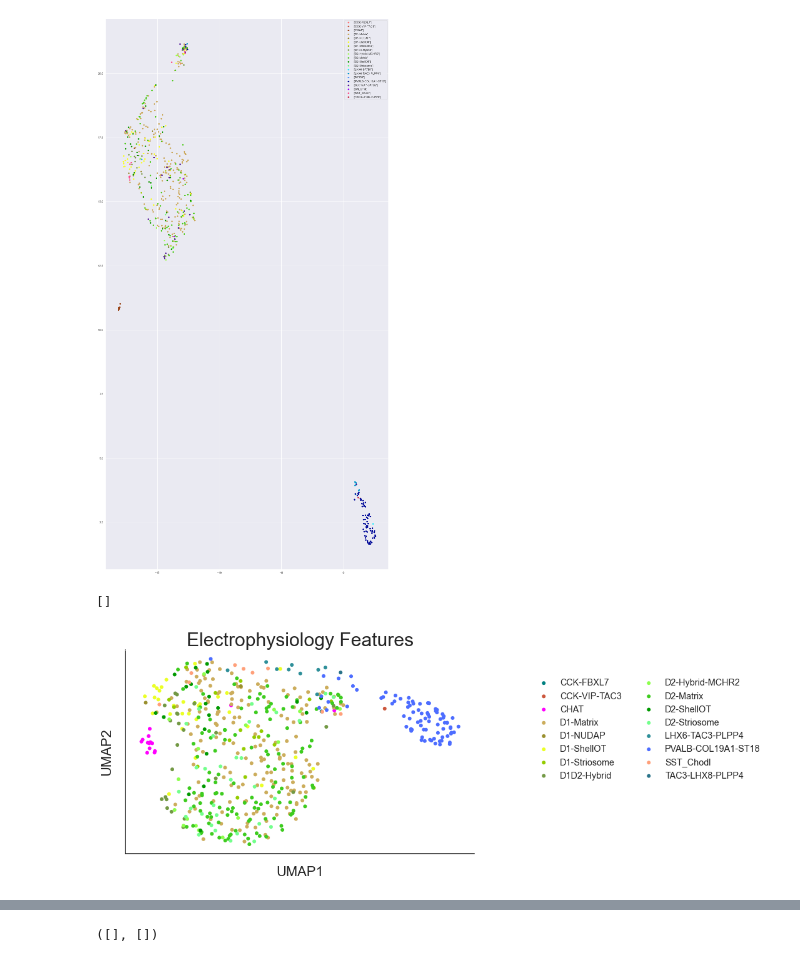
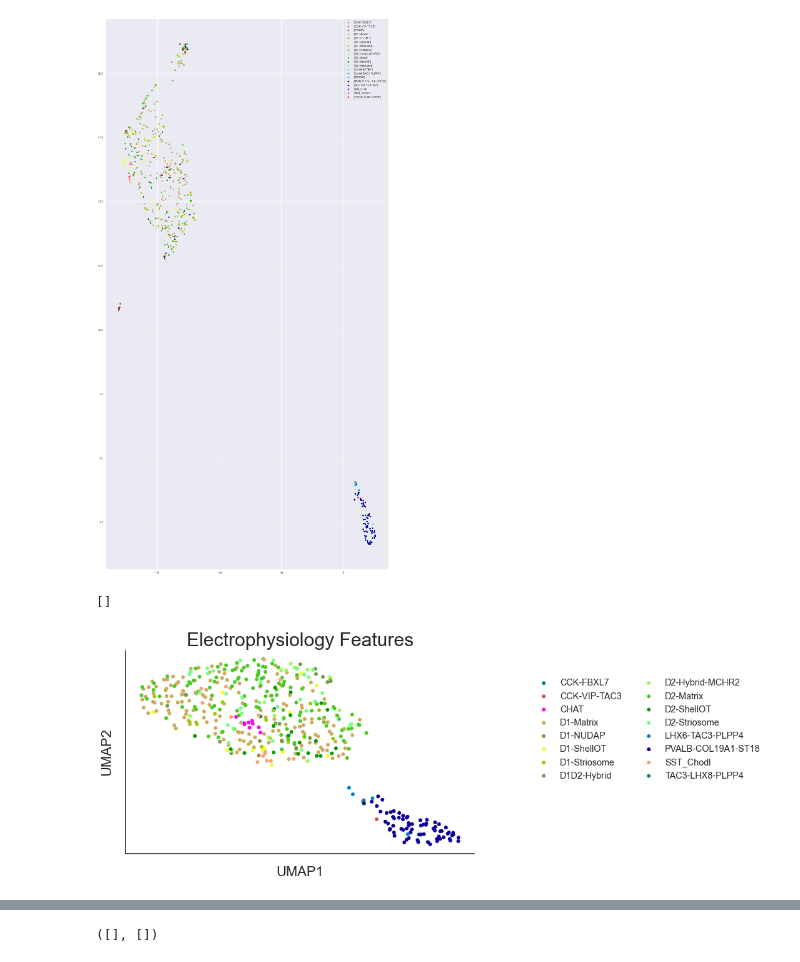
Before and after one commit to xpliu16/celltypes, a Jupyter notebook: NHP_BG_anal/Clean_analysis_ML_BG.ipynb, the cells around one changed output, grey strips where cells are left out. Drawn from its saved outputs; the diff is of its cells as text; code cells hidden in the pictures.

```diff
--- a/NHP_BG_anal/Clean_analysis_ML_BG.ipynb
+++ b/NHP_BG_anal/Clean_analysis_ML_BG.ipynb
@@ -54,7 +54,7 @@ df_ephys['recording_date_qc'].sort_values()
 2077    2024-04-25 19:02:53
 Name: recording_date_qc, Length: 2341, dtype: object
 # %%
-df_id = pd.read_csv("custom_report_20240429.csv")
+df_id = pd.read_csv("custom_report_20240610.csv")
 # %%
 print('Cultured: ', sum(df_id['project ']=='qIVSCC-METc'))
 print('Acute: ', sum(df_id['project ']=='qIVSCC-METa'))
@@ -175,7 +156,7 @@ main_subclasses = ['D1-Matrix', 'D2-Matrix', 'D1-Striosome', 'D2-Striosome', 'D1
                    'D1D2-Hybrid', 'D2-Hybrid-MCHR2', 'D1-NUDAP',
                    'SST_Chodl', 'PVALB-COL19A1-ST18', 'CHAT', 'LHX6-TAC3-PLPP4', 'TAC3-LHX8-PLPP4',
                    'CCK-VIP-TAC3', 'CCK-FBXL7']
-df3_filt_sub = df3_filt[[sc in main_subclasses for sc in df3_filt['level3.subclass_Corr_label']]]   # CHANGE BACK TO TREE
+df3_filt_sub = df3_filt[[sc in main_subclasses for sc in df3_filt['Subclass_Corr_label']]]   # CHANGE BACK TO TREE
 df3_filt_sub.reset_index(inplace=True, drop=True)   # Important to reset index for subsequent steps
 df3_filt_sub
 # %% [output]
@@ -473,7 +466,7 @@ from sklearn.preprocessing import StandardScaler, RobustScaler
 scaler = StandardScaler().fit(X_imputed)
 X_std = scaler.transform(X_imputed)
 
-y_orig = df3_filt_sub['level3.subclass_Corr_label']   # CHANGE BACK TO TREE
+y_orig = df3_filt_sub['Subclass_Corr_label']   # CHANGE BACK TO TREE
 
 mean_vec = np.mean(X_std, axis=0)
 mean_vec    # Check it's zeroed
@@ -509,7 +519,8 @@ df_ephys_trim['MS'][(y_orig =='D1-Matrix') | (y_orig == 'D2-Matrix')] = 'Matrix'
 df_ephys_trim['MS'][(y_orig =='D1-Striosome') | (y_orig == 'D2-Striosome')] = 'Striosome'
 
 df_ephys_trim_ms = df_ephys_trim[df_ephys_trim['D1orD2MS']  != 'Neither']
-df_ephys_trim_ms = df_ephys_trim_ms.iloc[:,feat_start_ind-1:(feat_end_nochirp_ind+3)]
+#df_ephys_trim_ms = df_ephys_trim_ms.iloc[:,feat_start_ind:(feat_end_nochirp_ind+3)]
+df_ephys_trim_ms = df_ephys_trim_ms.iloc[:,feat_start_ind:(feat_end_ind+3)]
 #inds = df_ephys_sub['D1orD2MS']  != 'Neither'
 #y = X_std[inds]
 #x1 = df_ephys_sub['D1orD2MS'][inds]
@@ -519,7 +530,8 @@ np2_vec_MS = np.empty([2, df_ephys_trim.shape[1]-4])
 np2_vec_D12 = np.empty([2, df_ephys_trim.shape[1]-4])
 
 i = 0
-for feat in df_ephys_trim_ms.columns[:feat_end_nochirp_ind-feat_start_ind]:
+#for feat in df_ephys_trim_ms.columns[:feat_end_nochirp_ind-feat_start_ind]:
+for feat in df_ephys_trim_ms.columns[:feat_end_ind-feat_start_ind]:
     print(feat)
     if feat != 'sag_tau':
         aov = pg.anova(dv=feat, between=["MS","D1orD2MS"], data=df_ephys_trim_ms,
@@ -541,7 +553,8 @@ np2_vec_MS[1,:] = pval_corr
 rejects, pval_corr = pg.multicomp(np2_vec_D12[1,:], method='fdr_bh')
 np2_vec_D12[1,:] = pval_corr
 
-data_tuples = list(zip(df_ephys_trim_ms.columns[:feat_end_nochirp_ind-feat_start_ind-1],np2_vec_MS[0,:],np2_vec_MS[1,:]))
+#data_tuples = list(zip(df_ephys_trim_ms.columns[:feat_end_nochirp_ind-feat_start_ind-1],np2_vec_MS[0,:],np2_vec_MS[1,:]))
+data_tuples = list(zip(df_ephys_trim_ms.columns[:feat_end_ind-feat_start_ind-1],np2_vec_MS[0,:],np2_vec_MS[1,:]))
 df_MS = pd.DataFrame(data_tuples)
 df_MS.columns = ['Feature', 'Partial_eta_squared', 'p-value']
 
@@ -550,12 +563,13 @@ df_MS = df_MS.sort_values(by='p-value', ascending=True)
 #df_I.columns = df_ephys_sub_I.columns[2:]
 
 min_ind = np.min(np.where(df_MS['p-value']<0.05))
-print(min_ind)
 print(df_MS)
 
-data_tuples = list(zip(df_ephys_trim_ms.columns[:feat_end_nochirp_ind-feat_start_ind-1],np2_vec_D12[0,:],np2_vec_D12[1,:]))
+#data_tuples = list(zip(df_ephys_trim_ms.columns[:feat_end_nochirp_ind-feat_start_ind-1],np2_vec_D12[0,:],np2_vec_D12[1,:]))
+data_tuples = list(zip(df_ephys_trim_ms.columns[:feat_end_ind-feat_start_ind-1],np2_vec_D12[0,:],np2_vec_D12[1,:]))
 df_D12 = pd.DataFrame(data_tuples)
 df_D12.columns = ['Feature', 'Partial_eta_squared', 'p-value']
+print(df_D12)
 
 #df_D12 = df_D12.sort_values(by='Partial_eta_squared', ascending=False)
 df_D12 = df_D12.sort_values(by='p-value', ascending=True)
@@ -1801,60 +1837,66 @@ plt.legend()
 <matplotlib.legend.Legend at 0x...>
 [figure]
 # %%
-# Without chirp features
+# Without chirp features, with imputation only if no more than 20 features are missing - else you get rainbow junky cell cluster from over imputation
 
 # Modify confusing colors
 
 import umap
 
-df_ephys_trans.loc[df_ephys_trans['level3.subclass_Corr_label']=='CHAT','level3.subclass_Corr_color'] = '#FF00FF'
+#df_ephys_trans_orig = df_ephys_trans
+
+df_ephys_trans.loc[df_ephys_trans['Subclass_Corr_label']=='CHAT','Subclass_Corr_color'] = '#FF00FF'
 #df_ephys_trans.loc[df_ephys_trans['level3.subclass_Corr_label']=='CHAT','level3.subclass_Corr_color'] = 'r'
 
-df_ephys_trans.loc[df_ephys_trans['level3.subclass_Corr_label']=='TAC3-LHX8-PLPP4','level3.subclass_Corr_color'] = '#297389'
+df_ephys_trans.loc[df_ephys_trans['Subclass_Corr_label']=='TAC3-LHX8-PLPP4','Subclass_Corr_color'] = '#297389'
 
-df_ephys_trans.loc[df_ephys_trans['level3.subclass_Corr_label']=='CCK-FBXL7','level3.subclass_Corr_color'] = 'teal'
-df_ephys_trans.loc[df_ephys_trans['level3.subclass_Corr_label']=='SST_Chodl','level3.subclass_Corr_color'] = 'lightsalmon'
+df_ephys_trans.loc[df_ephys_trans['Subclass_Corr_label']=='CCK-FBXL7','Subclass_Corr_color'] = 'teal'
+df_ephys_trans.loc[df_ephys_trans['Subclass_Corr_label']=='SST_Chodl','Subclass_Corr_color'] = 'lightsalmon'
 
-X_no_chirp = df_ephys_trans.iloc[:,597:682]
+X_no_chirp = df_ephys_trans.iloc[:,feat_start_ind:feat_end_nochirp_ind]
+df_ephys_trans = df_ephys_trans.iloc[np.array(np.sum(X_no_chirp.isna(), axis=1)<20), :]
+X_no_chirp = X_no_chirp.iloc[np.array(np.sum(X_no_chirp.isna(), axis=1)<20), :]
 
 imputer = KNNImputer(missing_values=np.nan)
 X_imputed = imputer.fit_transform(X_no_chirp)
 
 scaler = StandardScaler().fit(X_imputed)
+#scaler = StandardScaler().fit(X_no_chirp)
 X_std = scaler.transform(X_imputed)
 
 reducer = umap.UMAP(
         n_neighbors= 120,   # Default 15, 120 is looking good
         min_dist=0.35,  # Default 0.1, 0.4 is looking good
         #n_components=n_components,
         metric='manhattan',
         random_state = 42
     )
+#embedding = reducer.fit_transform(X_std, force_all_finite=False)
 embedding = reducer.fit_transform(X_std)
 
 sorted_id = range(len(sorted_classes))
 sc_dict = dict(zip(sorted_classes, sorted_id))
 
-df = pd.DataFrame(df_ephys_trans['level3.subclass_Corr_color'])
-df['level3.subclass_Corr_label'] = df_ephys_trans['level3.subclass_Corr_label']
+df = pd.DataFrame(df_ephys_trans['Subclass_Corr_color'])
+df['Subclass_Corr_label'] = df_ephys_trans['Subclass_Corr_label']
 df['UMAP1'] = embedding[:, 0]
 df['UMAP2'] = embedding[:, 1]
 
 fig, ax = plt.subplots(figsize=(10, 6))
 
-for i, dff in df.groupby("level3.subclass_Corr_label"):
-    ax.scatter(dff['UMAP1'], dff['UMAP2'], c=np.unique(dff['level3.subclass_Corr_color']),
-                edgecolors='none', label=np.unique(dff['level3.subclass_Corr_label'])[0], vmin=0, vmax=100)
+for i, dff in df.groupby("Subclass_Corr_label"):
+    ax.scatter(dff['UMAP1'], dff['UMAP2'], c=np.unique(dff['Subclass_Corr_color']),
+                edgecolors='none', label=np.unique(dff['Subclass_Corr_label'])[0], vmin=0, vmax=100)
 ax.set_xlabel('UMAP1', fontsize = 22, labelpad=20)
 ax.set_ylabel('UMAP2', fontsize = 22, labelpad =20)
 ax.set_title('Electrophysiology Features', fontsize = 30)
 plt.legend(ncol =2, fancybox=False, loc='lower left', bbox_to_anchor=(1.15,0.32), fontsize='large', frameon=False)
 ax.set_facecolor('white')
 ax.spines['left'].set(linewidth=1.5, color='k')
 ax.spines['bottom'].set(linewidth=1.5, color='k')
 ax.tick_params(axis='both', which='major', labelsize=22)
 ax.set_xticks([])
 ax.set_yticks([])
 # %% [output]
 []
-[figure, old version]
+[figure, new version]
```
Also changed, not shown: parts of 47 cells of this notebook, 6 other files.
